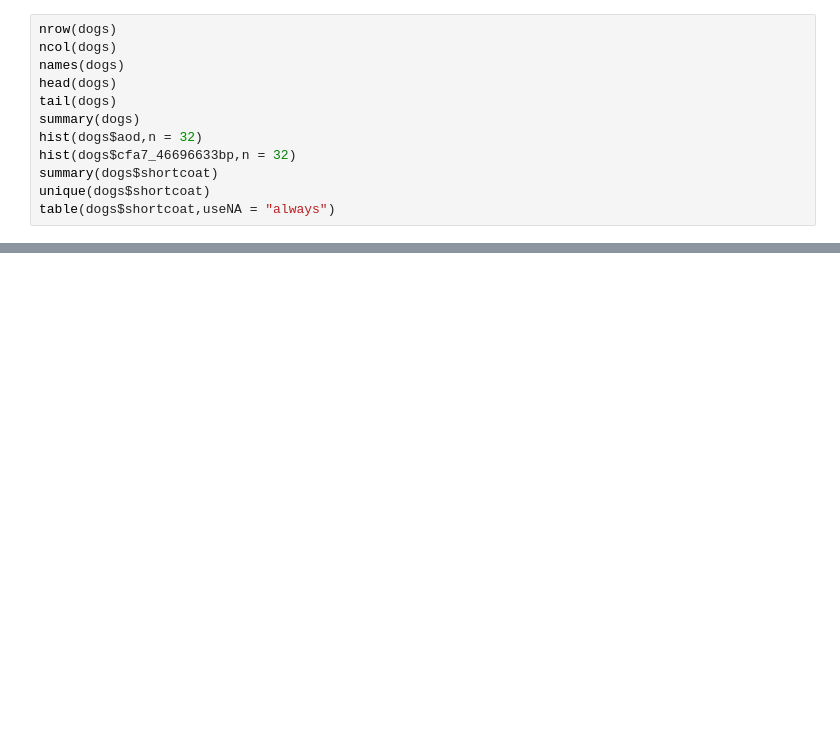
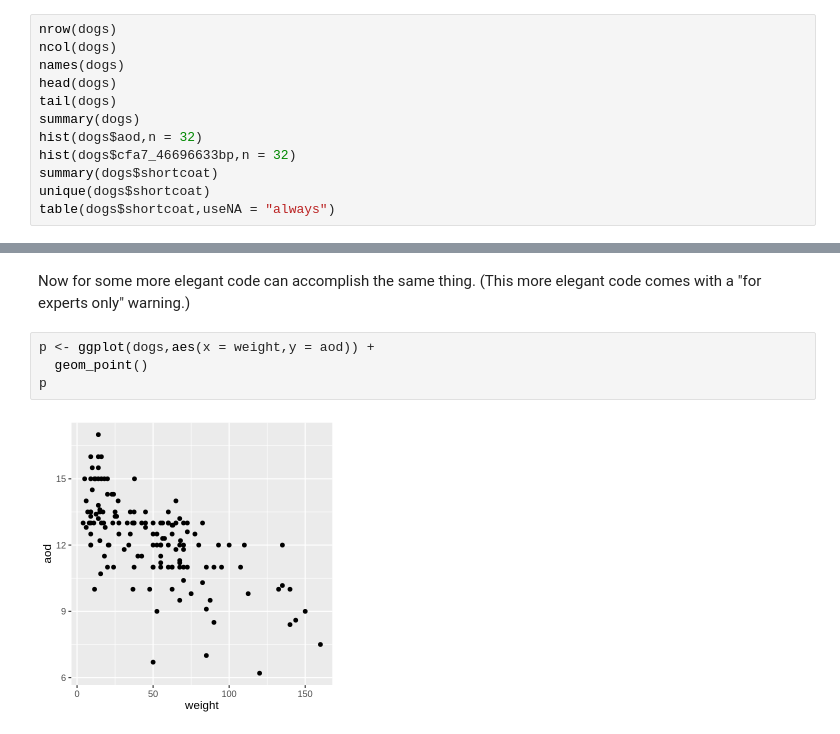
Before and after one commit to pcarbo/qBio9_stuff, a Jupyter notebook: dataviz_qbio9.ipynb, the cells around one changed output, grey strips where cells are left out. Saved outputs shown, nothing was run; the diff lists cells and outputs as text; blank space fills up the shorter version.

```diff
--- a/dataviz_qbio9.ipynb
+++ b/dataviz_qbio9.ipynb
@@ -97,0 +125,9 @@ table(dogs$shortcoat,useNA = "always")
+# %% [markdown]
+Now for some more elegant code can accomplish the same thing. (This more
+elegant code comes with a "for experts only" warning.)
+# %%
+p <- ggplot(dogs,aes(x = weight,y = aod)) +
+  geom_point()
+p
+# %% [output]
+[figure, added]
```
Also changed, not shown: parts of 5 cells of this notebook.
